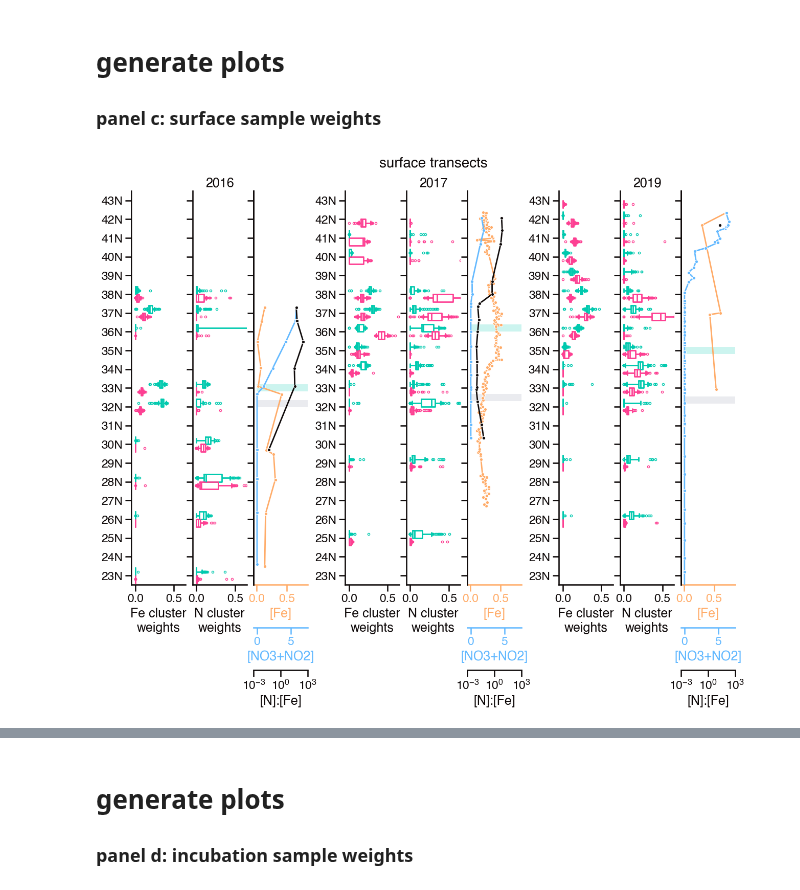
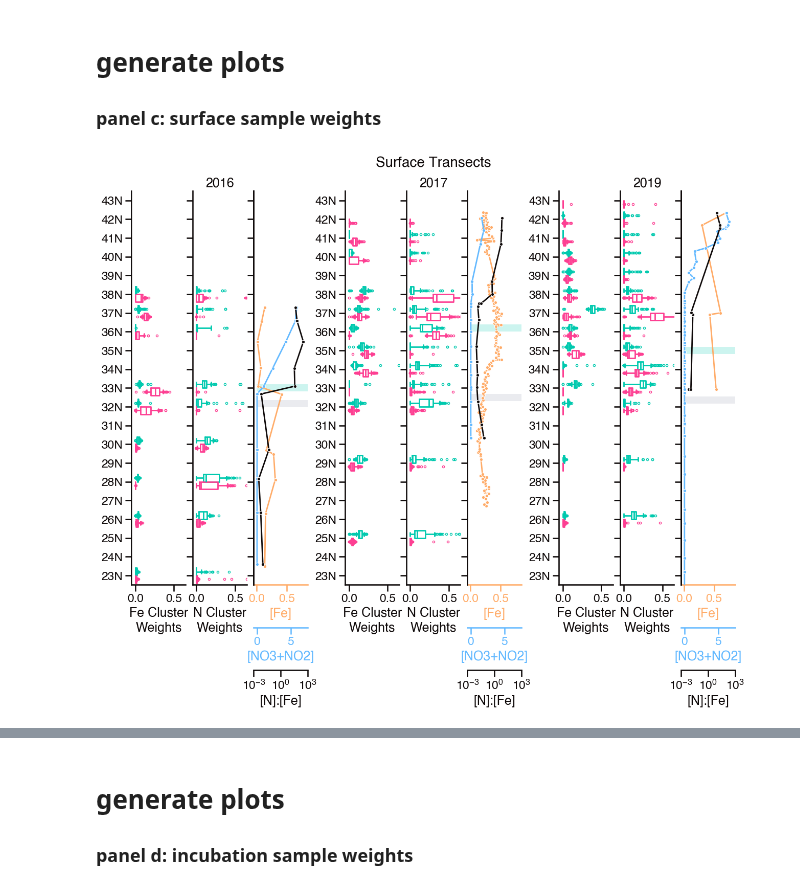
Before and after one commit to blasks/barnacle-manuscript, a Jupyter notebook: figures/7-interpretation/fe-n-clusters.ipynb, the cells around one changed output, grey strips where cells are left out. Drawn from its saved outputs; the diff is of its cells as text; code cells hidden in the pictures.

Commit message:
fixed some colocalization issues for fe & n data

```diff
--- a/figures/7-interpretation/fe-n-clusters.ipynb
+++ b/figures/7-interpretation/fe-n-clusters.ipynb
@@ -164,7 +164,7 @@ Data variables:
 # %%
 # read in metadata
 
-sample_df = pd.read_csv('../../data/metadata/archive/sample_metadata_merged.csv')
+sample_df = pd.read_csv('../../data/metadata/sample_metadata_merged.csv')
 
 sample_df
 # %% [output]
@@ -311,31 +314,28 @@ n_diss_df
 # merge Fe data on dissolved N data
 
 # only select surface and depth samples for joining
-source_df = n_diss_df.copy()
+source_df = n_df[n_df.depth.le(15)].reset_index(drop=True)
 source_cols = source_df.columns.to_list()
+tolerances = [2, 0.25, 0.25, 15] # time, lat, lon, depth
 
 # define target datasets
 targets = {
     # dissolved Fe
     'tblKOK1606_Gradients1_Diss_Trace_Metal_Profile': {
         'variables': ['Fe_dissolved'],
-        # 'tolerances': [1, 0.25, 0.25, 5]
-        'tolerances': [1, 1, 0.25, 5]
+        'tolerances': tolerances
     },
     'tblMGL1704_Gradients2_Diss_Trace_Metal_Profile': {
         'variables': ['Fe_dissolved'],
-        # 'tolerances': [1, 0.25, 0.25, 5]
-        'tolerances': [1, 1, 0.25, 5]
+        'tolerances': tolerances
     },
     'tblMGL1704_Gradients2_Diss_Trace_Metal_Surface': {
         'variables': ['Fe_dissolved'],
-        # 'tolerances': [1, 0.25, 0.25, 5]
-        'tolerances': [1, 1, 0.25, 5]
+        'tolerances': tolerances
     },
     'tblKM1906_Gradients3_Diss_Trace_Metal_Profile': {
         'variables': ['Fe_dissolved'],
-        # 'tolerances': [1, 0.25, 0.25, 5]
-        'tolerances': [1, 1, 0.25, 5]
+        'tolerances': tolerances
     }
 }
 
@@ -465,46 +465,47 @@ cols = 21
 grid = plt.GridSpec(rows, cols, wspace=.3)
 n_bins = 21
 bounds = (23, 43)
+depth_limit = 15 # meters
 
 # plot cluster weight data
 for i, year in enumerate([2016, 2017, 2019]):
     # Fe limitation cluster
     axis = plt.subplot(grid[0, 7*i:7*i+2])
     # get data together
-    plot_df = fe_cluster_df[fe_cluster_df['samplegroup'] == 'surface transect']
-    plot_df = plot_df[plot_df['year'] == year]
+    plot_df = fe_cluster_df[fe_cluster_df['SampleGroup'] == 'surface transect']
+    plot_df = plot_df[plot_df['Year'] == year]
     latitudes = plot_df[
-        ['samplename', 'latitude']].drop_duplicates().set_index('samplename').sort_values('latitude')['latitude']
+        ['SampleName', 'Latitude']].drop_duplicates().set_index('SampleName').sort_values('Latitude')['Latitude']
     lat_bins = unique_bins(latitudes, n_bins, bounds=bounds, reverse=True)
-    plot_df['lat_idx'] = plot_df['samplename'].map(dict(zip(latitudes.index, lat_bins)))
+    plot_df['lat_idx'] = plot_df['SampleName'].map(dict(zip(latitudes.index, lat_bins)))
     # make figure
     sns.boxplot(
-        data=plot_df, x='sampleweights', y='lat_idx', hue='genus', hue_order=['Prochlorococcus', 'Synechococcus'],
+        data=plot_df, x='SampleWeight', y='lat_idx', hue='Genus', hue_order=['Prochlorococcus', 'Synechococcus'],
         palette=[sns.color_palette()[i] for i in [2, 3]],
         orient='h', order=np.arange(n_bins), fill=False, whis=(5, 95), fliersize=3, legend=False, ax=axis
     )
     # set labels and such
-    axis.set(xlim=sample_weight_range, ylabel='', xlabel='Fe cluster\nweights',)
+    axis.set(xlim=sample_weight_range, ylabel='', xlabel='Fe Cluster\nWeights',)
     axis.set_yticks(np.arange(n_bins), [f'{int(l)}N' for l in np.linspace(bounds[1], bounds[0], num=n_bins)])
 
     # N acquisition cluster
     axis = plt.subplot(grid[0, 7*i+2:7*i+4])
     # add title
     if i == 1:
-        axis.annotate('surface transects', xy=(.5, 1.07), xycoords='axes fraction',
+        axis.annotate('Surface Transects', xy=(.5, 1.07), xycoords='axes fraction',
                       va='center', ha='center', fontsize=20)
     # get data together
-    plot_df = n_cluster_df[n_cluster_df['samplegroup'] == 'surface transect']
-    plot_df = plot_df[plot_df['year'] == year]
-    plot_df['lat_idx'] = plot_df['samplename'].map(dict(zip(latitudes.index, lat_bins)))
+    plot_df = n_cluster_df[n_cluster_df['SampleGroup'] == 'surface transect']
+    plot_df = plot_df[plot_df['Year'] == year]
+    plot_df['lat_idx'] = plot_df['SampleName'].map(dict(zip(latitudes.index, lat_bins)))
     # make figure
     sns.boxplot(
-        data=plot_df, x='sampleweights', y='lat_idx', hue='genus', hue_order=['Prochlorococcus', 'Synechococcus'],
+        data=plot_df, x='SampleWeight', y='lat_idx', hue='Genus', hue_order=['Prochlorococcus', 'Synechococcus'],
         palette=[sns.color_palette()[i] for i in [2, 3]],
         orient='h', order=np.arange(n_bins), fill=False, whis=(5, 95), fliersize=3, legend=False, ax=axis
     )
     # set labels and such
-    axis.set(xlim=sample_weight_range, ylabel='', xlabel='N cluster\nweights', title=year)
+    axis.set(xlim=sample_weight_range, ylabel='', xlabel='N Cluster\nWeights', title=year)
     axis.tick_params(left=True, labelleft=False)
 
 # plot environmental covariates
@@ -520,7 +521,7 @@ for i, year in enumerate([2016, 2017, 2019]):
     # dissolved iron
     color = sns.color_palette()[1]
     sns.lineplot(
-        data=fe_df[(fe_df['year'] == year) & (fe_df['depth'].le(15))],
+        data=fe_df[(fe_df['year'] == year) & (fe_df['depth'].le(depth_limit))],
         x='Fe_dissolved', y='lat', orient='y', ax=axis, color=color, marker='.'
     )
     axis.set(xlim=(-.05, 0.85), ylim=(bounds[0]-0.5, bounds[1]+.5), yticks=np.linspace(bounds[0], bounds[1], n_bins),
@@ -534,35 +535,35 @@ for i, year in enumerate([2016, 2017, 2019]):
     color = sns.color_palette()[7]
     axis2 = plt.twiny(axis)
     sns.lineplot(
-        data=n_diss_df[(n_diss_df['year'] == year) & (n_diss_df['depth'].le(15))],
+        data=n_df[(n_df['year'] == year) & (n_df['depth'].le(depth_limit))],
         x='NO3_NO2', y='lat', orient='y', ax=axis2, color=color, marker='.'
     )
     axis2.set(xlim=(-0.5, 7.5), ylim=(bounds[0]-0.5, bounds[1]+.5), yticks=np.linspace(bounds[0], bounds[1], n_bins),
              xlabel='[NO3+NO2]', ylabel='')
     axis2.tick_params(top=False, labeltop=False, bottom=True, labelbottom=True)
     axis2.tick_params(axis='x', colors=color)
     axis2.xaxis.set_label_position('bottom')
     axis2.xaxis.label.set_color(color)
     axis2.spines['bottom'].set_color(color)
     axis2.spines['bottom'].set_position(('outward', 60))
 
     # N:Fe ratio
     color = sns.color_palette()[4]
     axis3 = plt.twiny(axis2)
     sns.lineplot(
-        data=merged_df[(merged_df['year'] == year) & (merged_df['depth'].le(15))],
+        data=merged_df[(merged_df['year'] == year) & (merged_df['depth'].le(depth_limit))],
         x='N:Fe', y='lat', orient='y', ax=axis3, color=color, marker='.'
     )
     axis3.set(xlim=(0.001, 1000), ylim=(bounds[0]-0.5, bounds[1]+.5), yticks=np.linspace(bounds[0], bounds[1], n_bins),
              xlabel='[N]:[Fe]', ylabel='', xscale='log')
     axis3.tick_params(top=False, labeltop=False, bottom=True, labelbottom=True)
     axis3.tick_params(axis='x', colors=color)
     axis3.xaxis.set_label_position('bottom')
     axis3.xaxis.label.set_color(color)
     axis3.spines['bottom'].set_color(color)
     axis3.spines['bottom'].set_position(('outward', 120))
 
 # render image
 fig.savefig('fe-n-clusters-surface.png', bbox_inches='tight')
 # %% [output]
-[figure, old version]
+[figure, new version]
```
Also changed, not shown: parts of 8 cells of this notebook.
